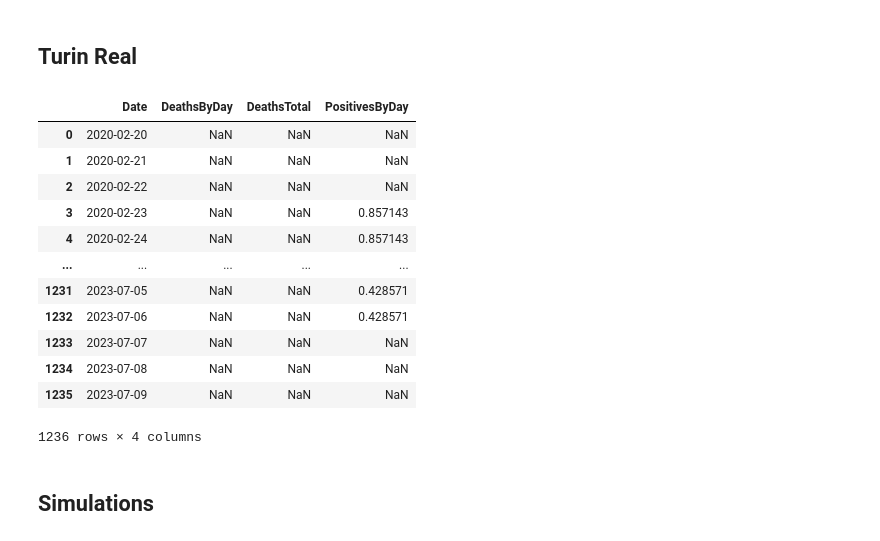
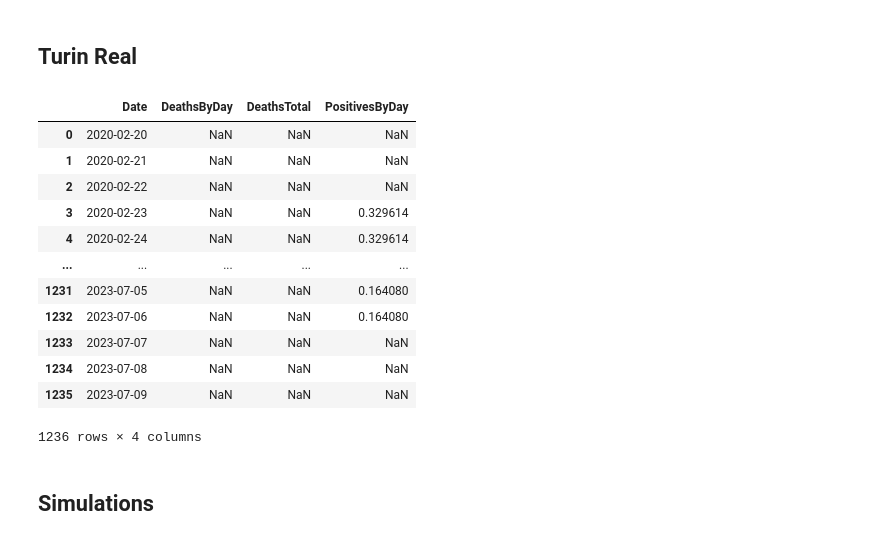
Before and after one commit to CGVGroup/abm-data-analysis, a Jupyter notebook: notebooks/abm-covid.ipynb, the cells around one changed output. Saved outputs shown, nothing was run; the diff lists cells and outputs as text; code cells hidden in the pictures.

```diff
--- a/notebooks/abm-covid.ipynb
+++ b/notebooks/abm-covid.ipynb
@@ -70,0 +75,10 @@ turin_real
+# %%
+## Adjust data based on Turin Polulation
+population_df = pd.DataFrame(columns=['Year','Region','Province','City'])
+
+population_df.loc[len(population_df)] = [2020, 4311217,2230946,857910]
+population_df.loc[len(population_df)] = [2021, 4274945,2219206,858205]
+population_df.loc[len(population_df)] = [2022, 4256350,2208370,848748]
+population_df.loc[len(population_df)] = [2023, 4240736,2198237,841600]
+
+population_df
@@ -70,0 +91,9 @@ turin_real
+# %%
+turin_real_data_origin = {
+    'deaths_7_days':'province',
+    'positives_7_days':'province',
+    'recoveries_7_days':'province',
+    'icu_7_days':'province'
+}
+
+turin_real_data_origin
@@ -116,25 +200,24 @@ use_moving_average = True
 # %%
 turin_data = pd.DataFrame(columns=shared_column_names)
 
-#turin_data['Date'] = turin_real['date'].apply(lambda x: datetime.strptime(x, '%Y-%m-%d'))
-turin_data['Date'] = pd.date_range(start=turin_real['date'][0], periods=len(turin_real))
+turin_data['Date'] = pd.date_range(start=turin_real_adjusted['date'][0], periods=len(turin_real))
 
-turin_data['DeathsByDay'] = turin_real['deaths_7_days']
+turin_data['DeathsByDay'] = turin_real_adjusted['deaths_7_days']
 turin_data['DeathsTotal'] = turin_data['DeathsByDay'].cumsum()
 
-turin_data['PositivesByDay'] = turin_real['positives_7_days']
+turin_data['PositivesByDay'] = turin_real_adjusted['positives_7_days']
 
 turin_data
 # %% [output]
 |  | Date | DeathsByDay | DeathsTotal | PositivesByDay |
 | 0 | 2020-02-20 | NaN | NaN | NaN |
 | 1 | 2020-02-21 | NaN | NaN | NaN |
 | 2 | 2020-02-22 | NaN | NaN | NaN |
-| 3 | 2020-02-23 | NaN | NaN | 0.857143 |
-| 4 | 2020-02-24 | NaN | NaN | 0.857143 |
+| 3 | 2020-02-23 | NaN | NaN | 0.329614 |
+| 4 | 2020-02-24 | NaN | NaN | 0.329614 |
 | ... | ... | ... | ... | ... |
-| 1231 | 2023-07-05 | NaN | NaN | 0.428571 |
-| 1232 | 2023-07-06 | NaN | NaN | 0.428571 |
+| 1231 | 2023-07-05 | NaN | NaN | 0.164080 |
+| 1232 | 2023-07-06 | NaN | NaN | 0.164080 |
 | 1233 | 2023-07-07 | NaN | NaN | NaN |
 | 1234 | 2023-07-08 | NaN | NaN | NaN |
 | 1235 | 2023-07-09 | NaN | NaN | NaN |
```
Also changed, not shown: parts of 11 cells of this notebook, 2 other files.
